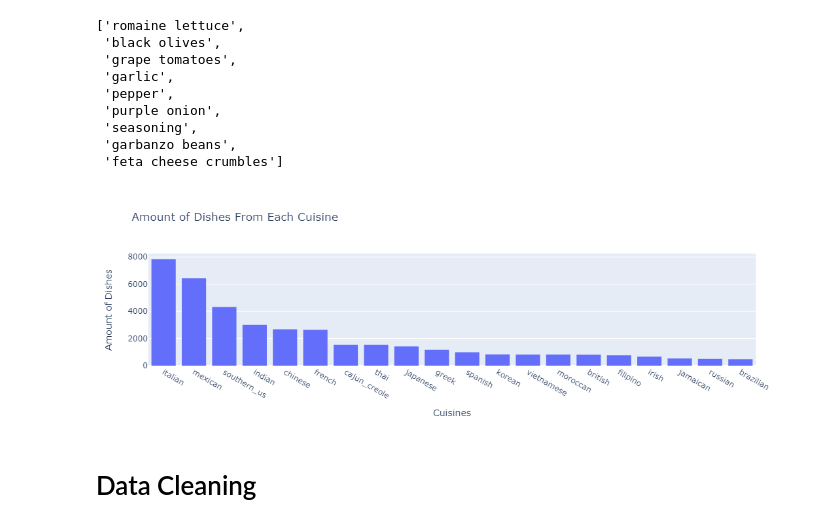
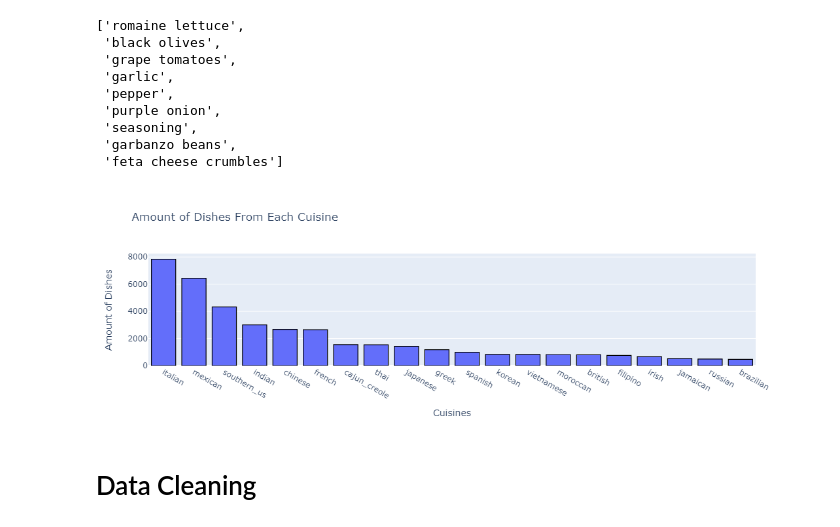
Before and after one commit to josh2894/Josh-Guo-Data-Science, a Jupyter notebook: Foods Project/Foods Project.ipynb, the cells around one changed output. Cells and saved outputs as stored; diff of their text form; code cells hidden in the pictures.

```diff
--- a/Foods Project/Foods Project.ipynb
+++ b/Foods Project/Foods Project.ipynb
@@ -69,14 +69,15 @@ df["ingredients"][0]
 # %%
 # Making a dataframe of the amount of dishes from each cuisine
 dishes_count = pd.DataFrame(df.groupby("cuisine")["cuisine"].count().sort_values(ascending=False))
 
 fig = px.histogram(dishes_count, x=dishes_count.index, y=dishes_count["cuisine"], title="Amount of Dishes From Each Cuisine",
                    labels={"index":"Cuisine"})
 fig.for_each_trace(lambda t: t.update(hovertemplate=t.hovertemplate.replace("sum of cuisine", "Count"))) # To replace the title in the hover template
+fig.update_traces(marker_line_width=1.2, marker_line_color="black")
 fig.update_layout(xaxis_title="Cuisines", yaxis_title="Amount of Dishes")
 fig
 # %% [output]
-[figure, old version]
+[figure, new version]
 # %% [markdown]
 # Data Cleaning
 # %% [markdown]
```
Also changed, not shown: parts of 8 cells of this notebook.
